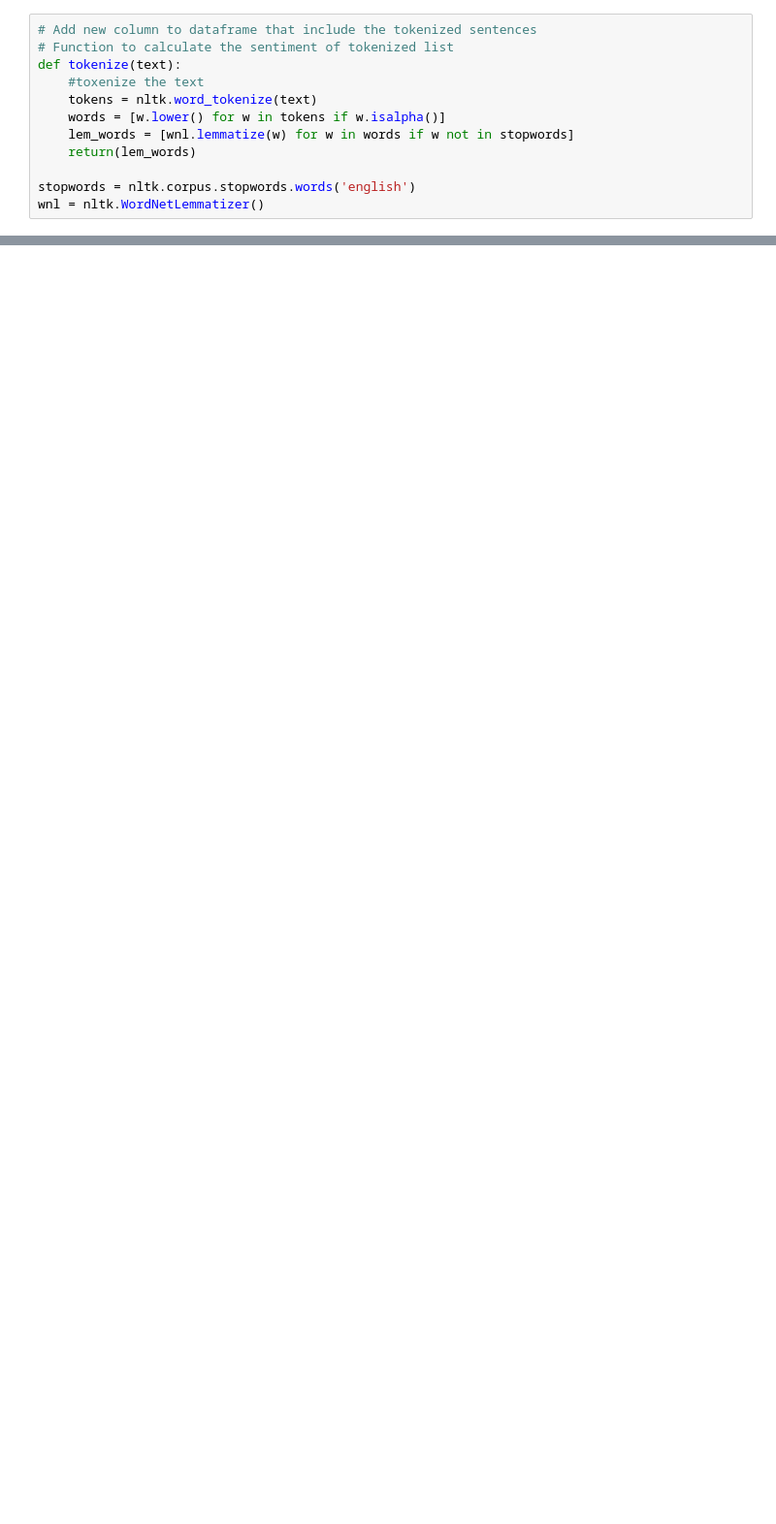
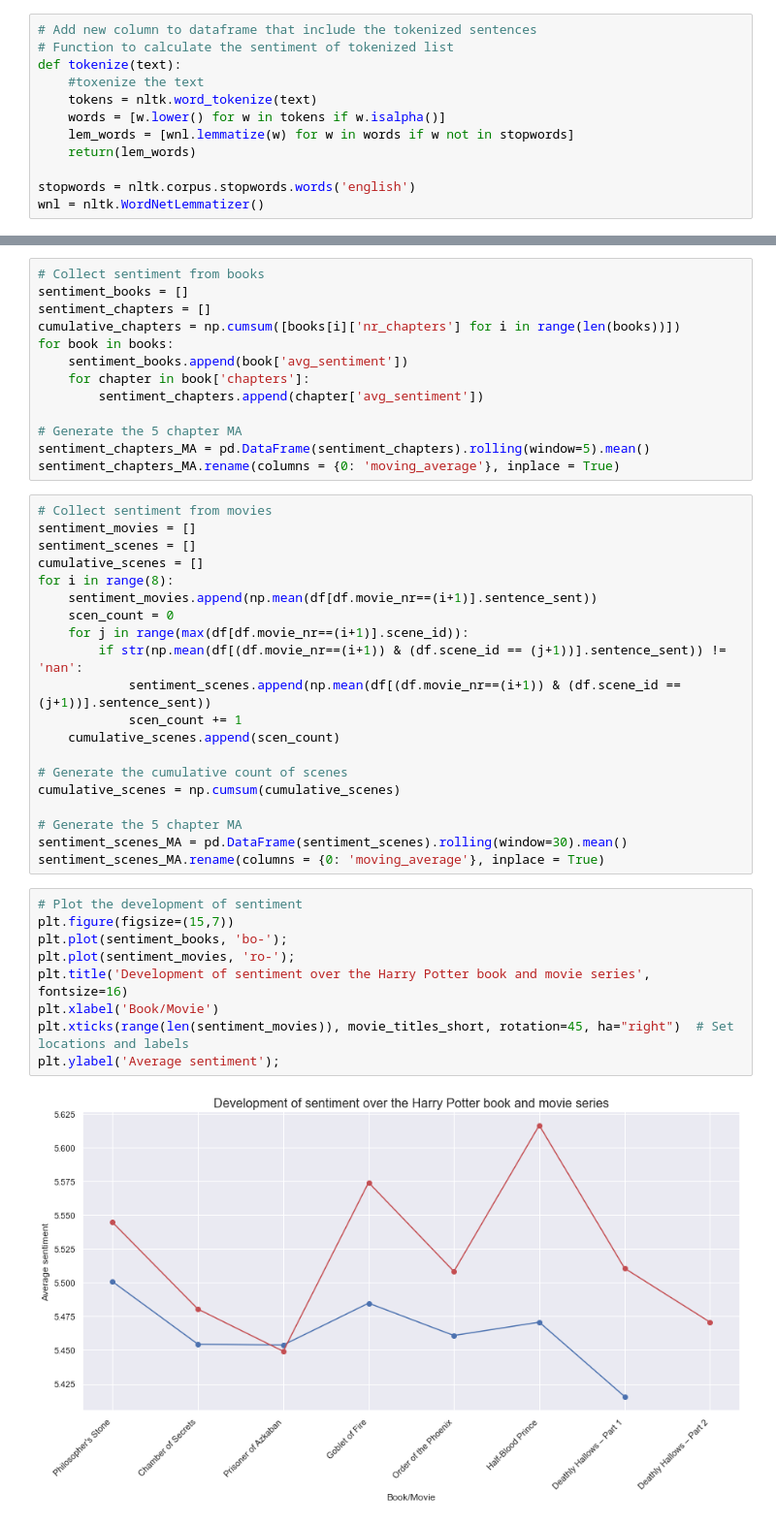
Before and after one commit to hlynurarni/HarryPotter_02805_Project, a Jupyter notebook: movie_scripts/Compare_books_movies.ipynb, the cells around one changed output, grey strips where cells are left out. Shown at 97% size. Saved outputs shown, nothing was run; the diff lists cells and outputs as text; blank space fills up the shorter version.

Commit message:
Create comparison books vs movies + add to explainer

```diff
--- a/movie_scripts/Compare_books_movies.ipynb
+++ b/movie_scripts/Compare_books_movies.ipynb
@@ -121,0 +257,44 @@ fig.suptitle('highest normalized frequency of words in all the books');
+# %%
+# Collect sentiment from books
+sentiment_books = []
+sentiment_chapters = []
+cumulative_chapters = np.cumsum([books[i]['nr_chapters'] for i in range(len(books))])
+for book in books:
+    sentiment_books.append(book['avg_sentiment'])
+    for chapter in book['chapters']:
+        sentiment_chapters.append(chapter['avg_sentiment'])
+
+# Generate the 5 chapter MA
+sentiment_chapters_MA = pd.DataFrame(sentiment_chapters).rolling(window=5).mean()
+sentiment_chapters_MA.rename(columns = {0: 'moving_average'}, inplace = True)
+# %%
+# Collect sentiment from movies
+sentiment_movies = []
+sentiment_scenes = []
+cumulative_scenes = []
+for i in range(8):
+    sentiment_movies.append(np.mean(df[df.movie_nr==(i+1)].sentence_sent))
+    scen_count = 0
+    for j in range(max(df[df.movie_nr==(i+1)].scene_id)):
+        if str(np.mean(df[(df.movie_nr==(i+1)) & (df.scene_id == (j+1))].sentence_sent)) != 'nan':
+            sentiment_scenes.append(np.mean(df[(df.movie_nr==(i+1)) & (df.scene_id == (j+1))].sentence_sent))
+            scen_count += 1
+    cumulative_scenes.append(scen_count)
+
+# Generate the cumulative count of scenes
+cumulative_scenes = np.cumsum(cumulative_scenes)
+
+# Generate the 5 chapter MA
+sentiment_scenes_MA = pd.DataFrame(sentiment_scenes).rolling(window=30).mean()
+sentiment_scenes_MA.rename(columns = {0: 'moving_average'}, inplace = True)
+# %%
+# Plot the development of sentiment
+plt.figure(figsize=(15,7))
+plt.plot(sentiment_books, 'bo-');
+plt.plot(sentiment_movies, 'ro-');
+plt.title('Development of sentiment over the Harry Potter book and movie series', fontsize=16)
+plt.xlabel('Book/Movie')
+plt.xticks(range(len(sentiment_movies)), movie_titles_short, rotation=45, ha="right")  # Set locations and labels
+plt.ylabel('Average sentiment');
+# %% [output]
+[figure, added]
```
Also changed, not shown: parts of 23 cells of this notebook.
